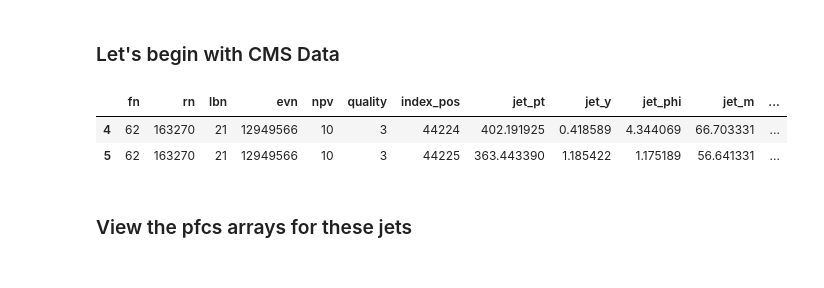
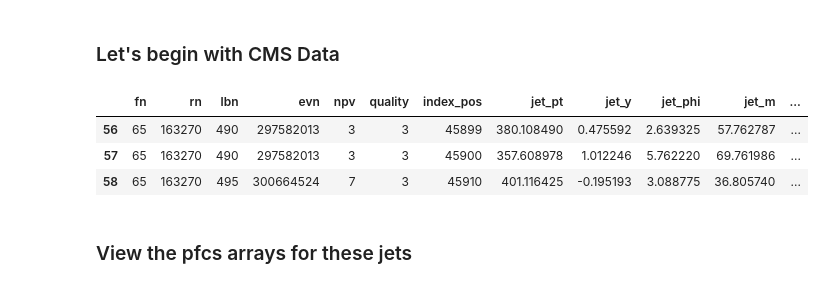
Before and after one commit to a-lolos/Thesis-Jet_analysis, a Jupyter notebook: MOD Jet Demo.ipynb, the cells around one changed output. Cells and saved outputs as stored; diff of their text form; code cells hidden in the pictures.

```diff
--- a/MOD Jet Demo.ipynb
+++ b/MOD Jet Demo.ipynb
@@ -148,17 +148,18 @@ cms_multijetdf.head(10)
 ### Let's begin with CMS Data
 # %%
 # Pick an event (line number) from the above cms_multijetdf.
-Line = 4
+Line = 56
 
 # How many jets in that event
 N = 2
 
 # View how many jets there are in that event.
-cms_multijetdf.iloc[Line : Line + N]
+cms_multijetdf.iloc[Line : Line + 3]
 # %% [output]
 |  | fn | rn | lbn | evn | npv | quality | index_pos | jet_pt | jet_y | jet_phi | jet_m | ... |
-| 4 | 62 | 163270 | 21 | 12949566 | 10 | 3 | 44224 | 402.191925 | 0.418589 | 4.344069 | 66.703331 | ... |
-| 5 | 62 | 163270 | 21 | 12949566 | 10 | 3 | 44225 | 363.443390 | 1.185422 | 1.175189 | 56.641331 | ... |
+| 56 | 65 | 163270 | 490 | 297582013 | 3 | 3 | 45899 | 380.108490 | 0.475592 | 2.639325 | 57.762787 | ... |
+| 57 | 65 | 163270 | 490 | 297582013 | 3 | 3 | 45900 | 357.608978 | 1.012246 | 5.762220 | 69.761986 | ... |
+| 58 | 65 | 163270 | 495 | 300664524 | 7 | 3 | 45910 | 401.116425 | -0.195193 | 3.088775 | 36.805740 | ... |
 # %% [markdown]
 ### View the pfcs arrays for these jets
 # %% [markdown]
```
Also changed, not shown: parts of 9 cells of this notebook.
